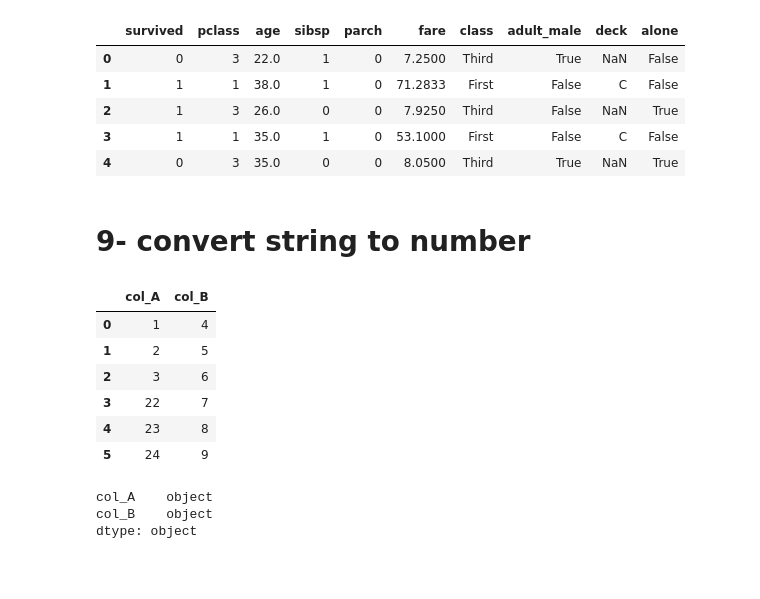
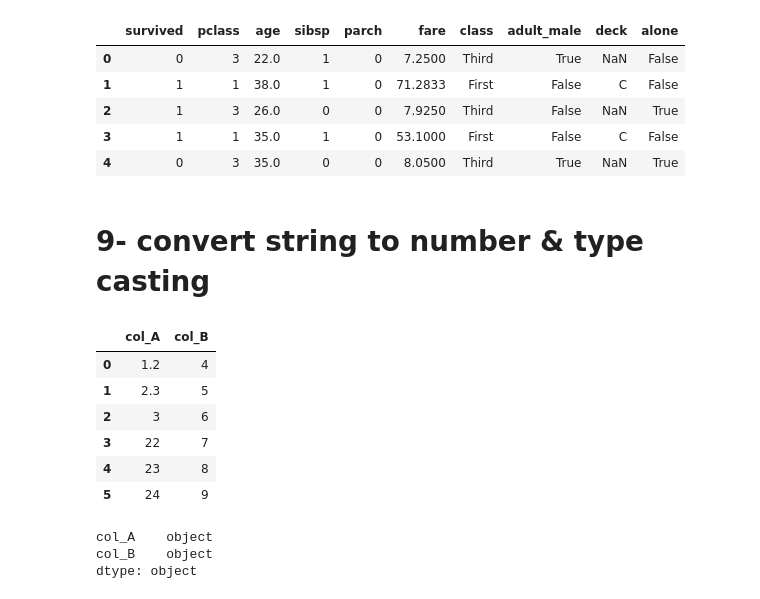
Before and after one commit to afaq386/Python-Ka-Chilla-By-Afaq-Khan, a Jupyter notebook: day_8/pandas_tips_and_trick.ipynb, the cells around one changed output. Saved outputs shown, nothing was run; the diff lists cells and outputs as text; code cells hidden in the pictures; blank space fills up the shorter version.

```diff
--- a/day_8/pandas_tips_and_trick.ipynb
+++ b/day_8/pandas_tips_and_trick.ipynb
@@ -358,15 +358,15 @@ df.select_dtypes(exclude =['object']).head()
 | 3 | 1 | 1 | 35.0 | 1 | 0 | 53.1000 | First | False | C | False |
 | 4 | 0 | 3 | 35.0 | 0 | 0 | 8.0500 | Third | True | NaN | True |
 # %% [markdown]
-# 9- convert string to number
+# 9- convert string to number  & type casting
 # %%
-df = pd.DataFrame({'col_A':['1','2','3','22','23','24',],
+df = pd.DataFrame({'col_A':['1.2','2.3','3','22','23','24',],
                   'col_B':['4','5','6','7','8','9',]})
 df
 # %% [output]
 |  | col_A | col_B |
-| 0 | 1 | 4 |
-| 1 | 2 | 5 |
+| 0 | 1.2 | 4 |
+| 1 | 2.3 | 5 |
 | 2 | 3 | 6 |
 | 3 | 22 | 7 |
 | 4 | 23 | 8 |
```
Also changed, not shown: parts of 87 cells of this notebook, 7 other files.
